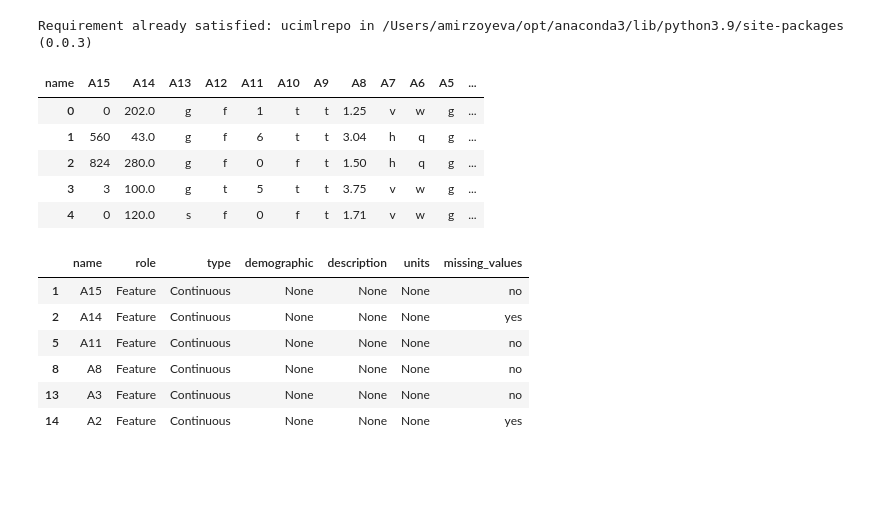
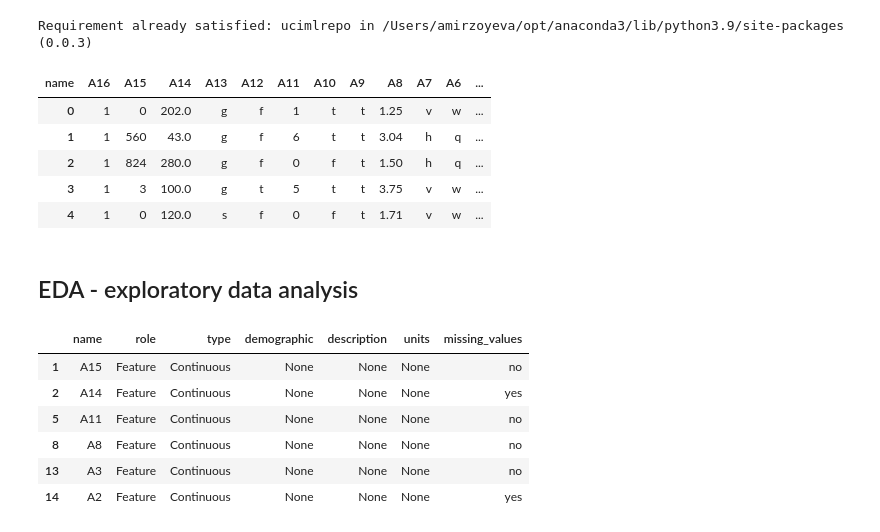
Before and after one commit to aeshef/AlgoTradingLiterature, a Jupyter notebook: ResearchProject.ipynb, the cells around one changed output. Cells and saved outputs as stored; diff of their text form; code cells hidden in the pictures; blank space fills up the shorter version.

```diff
--- a/ResearchProject.ipynb
+++ b/ResearchProject.ipynb
@@ -5,38 +5,42 @@ Requirement already satisfied: ucimlrepo in /Users/amirzoyeva/opt/anaconda3/lib/
 # %%
 import pandas as pd
 import numpy as np
 import matplotlib.pyplot as plt
 import seaborn as sns
 from ucimlrepo import fetch_ucirepo
 import plotly
 import plotly.graph_objs as go
 import plotly.express as px
 from plotly.subplots import make_subplots
 from sklearn.linear_model import LinearRegression
 from sklearn.model_selection import train_test_split
 from sklearn.metrics import mean_squared_error, r2_score
 
 # fetch dataset
 credit_approval = fetch_ucirepo(id=27)
 
 # data (as pandas dataframes)
 X = credit_approval.data.features
 y = credit_approval.data.targets
 
 #создаем датафрейм в удобном для нас формате pandas
 df = pd.DataFrame(data=credit_approval.data.features, columns=credit_approval.variables.name)
-#столбец A16 - таргет ("выдан займ или нет")
-df['A16'] = y
+#столбец A16 - таргет ("выдан займ или нет"), его нам дали в виде столбца со строками '+' и "-", поэтому для дальнейщего упрощения сразу заменим эти значения на 1 и 0 соответственно
+df['A16']= y
+df['A16'] = df["A16"].replace({"+": 1, "-": 0})
+
 #выведем пять первых строк нашего датафрейма, чтобы примерно понимать, как выглядят наши данные
-df = df.drop(['A16'], axis=1) # удалим из датасета целевую переменную
+
 df.head()
 # %% [output]
-| name | A15 | A14 | A13 | A12 | A11 | A10 | A9 | A8 | A7 | A6 | A5 | ... |
-| 0 | 0 | 202.0 | g | f | 1 | t | t | 1.25 | v | w | g | ... |
-| 1 | 560 | 43.0 | g | f | 6 | t | t | 3.04 | h | q | g | ... |
-| 2 | 824 | 280.0 | g | f | 0 | f | t | 1.50 | h | q | g | ... |
-| 3 | 3 | 100.0 | g | t | 5 | t | t | 3.75 | v | w | g | ... |
-| 4 | 0 | 120.0 | s | f | 0 | f | t | 1.71 | v | w | g | ... |
+| name | A16 | A15 | A14 | A13 | A12 | A11 | A10 | A9 | A8 | A7 | A6 | ... |
+| 0 | 1 | 0 | 202.0 | g | f | 1 | t | t | 1.25 | v | w | ... |
+| 1 | 1 | 560 | 43.0 | g | f | 6 | t | t | 3.04 | h | q | ... |
+| 2 | 1 | 824 | 280.0 | g | f | 0 | f | t | 1.50 | h | q | ... |
+| 3 | 1 | 3 | 100.0 | g | t | 5 | t | t | 3.75 | v | w | ... |
+| 4 | 1 | 0 | 120.0 | s | f | 0 | f | t | 1.71 | v | w | ... |
+# %% [markdown]
+## EDA -  exploratory data analysis ##
 # %%
 # variable information
 
```
Also changed, not shown: parts of 30 cells of this notebook.
